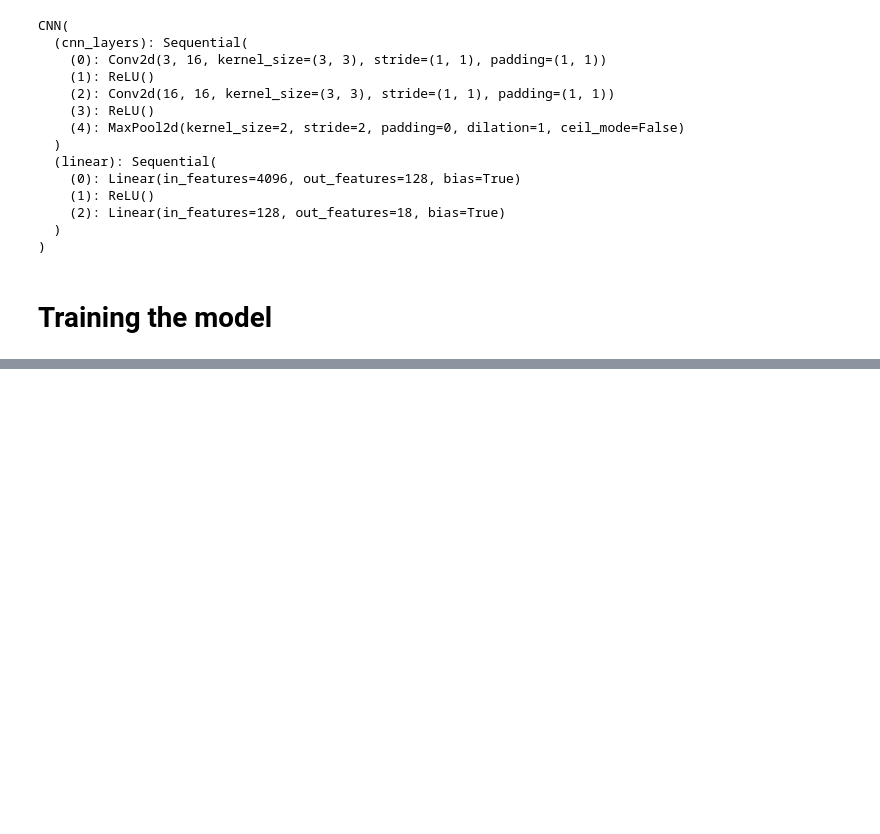
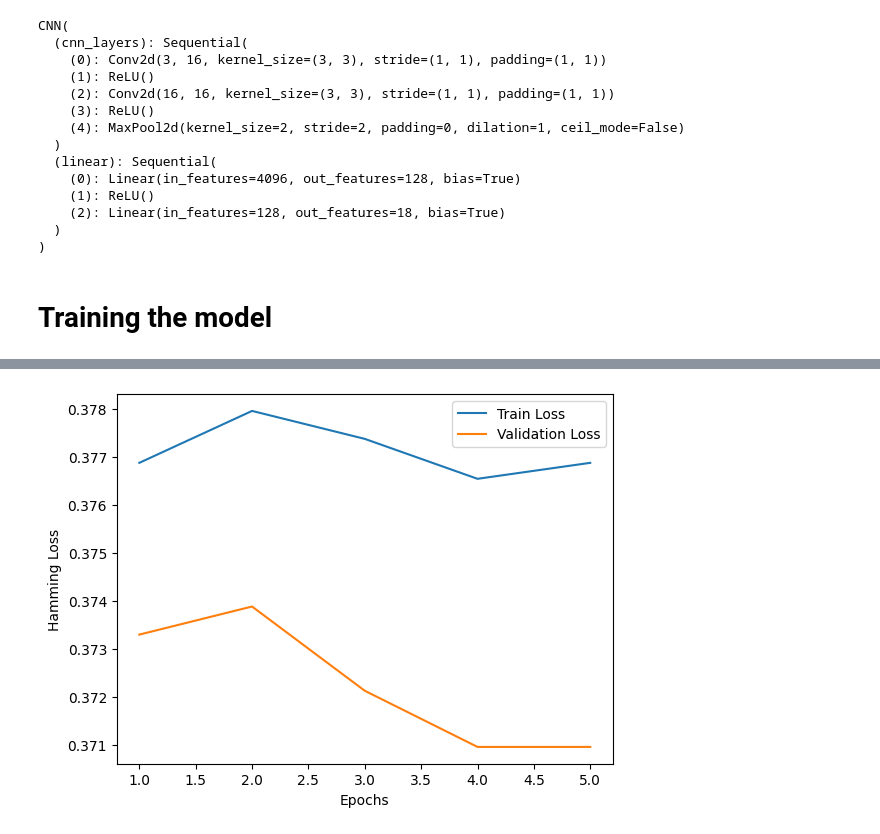
Before and after one commit to shenghungKuan/CNN_pokemon_classification, a Jupyter notebook: DC2.ipynb, the cells around one changed output, grey strips where cells are left out. Drawn from its saved outputs; the diff is of its cells as text; code cells hidden in the pictures; blank space fills up the shorter version.

```diff
--- a/DC2.ipynb
+++ b/DC2.ipynb
@@ -286,7 +288,6 @@ epochs = 5
 
 train_loss = []
 valid_loss = []
-f1_scores = []
 
 for epoch in range(epochs):
     epoch_train_loss = 0.
@@ -303,14 +304,11 @@ for epoch in range(epochs):
     model.eval()
 
     epoch_valid_loss = 0.
-    f1 = 0.
     for data, target in valid_dataloader:
         output = model(data)
         loss = criterion(output, target)
         epoch_valid_loss += loss.item() * data.size(0)
-        f1 += f1_score(output.detach().numpy(), target.detach().numpy(), average='micro')
     valid_loss.append(epoch_valid_loss / len(valid_image_names))
-    f1_scores.append(f1 / len(valid_image_names))
 
     print('Epoch', epoch, 'losses:', 'train: ', train_loss[-1], 'valid', valid_loss[-1])
 # %% [output]
@@ -323,7 +325,7 @@ def plot_loss_curves(epochs, loss_train, loss_valid):
     plt.plot(epochs, loss_train, label='Train Loss')
     plt.plot(epochs, loss_valid, label='Validation Loss')
     plt.xlabel('Epochs')
-    plt.ylabel('Cross Entropy Loss')
+    plt.ylabel('Hamming Loss')
     plt.legend()
     plt.show()
 # %%
@@ -339,0 +366,3 @@ plot_accuracy_curves(np.linspace(1, epochs, epochs).astype(int),f1_scores)
+# %%
+model_v1 = CNN_v1()
+model_v1
@@ -339,0 +386,28 @@ plot_accuracy_curves(np.linspace(1, epochs, epochs).astype(int),f1_scores)
+# %%
+epochs = 5
+
+train_loss = []
+valid_loss = []
+
+for epoch in range(epochs):
+    epoch_train_loss = 0.
+    model_v1.train()
+    for data, target in train_dataloader:
+        optimiser.zero_grad()
+        output = model_v1(data)
+        loss = criterion(output, target)
+        loss.backward()
+        optimiser.step()
+        epoch_train_loss += loss.item() * data.size(0)
+    train_loss.append(epoch_train_loss/len(training_image_names))
+
+    model_v1.eval()
+
+    epoch_valid_loss = 0.
+    for data, target in valid_dataloader:
+        output = model_v1(data)
+        loss = criterion(output, target)
+        epoch_valid_loss += loss.item() * data.size(0)
+    valid_loss.append(epoch_valid_loss / len(valid_image_names))
+
+    print('Epoch', epoch, 'losses:', 'train: ', train_loss[-1], 'valid', valid_loss[-1])
@@ -339,0 +420,4 @@ plot_accuracy_curves(np.linspace(1, epochs, epochs).astype(int),f1_scores)
+# %%
+plot_loss_curves(np.linspace(1, epochs, epochs).astype(int), train_loss, valid_loss)
+# %% [output]
+[figure, added]
```
Also changed, not shown: parts of 29 cells of this notebook, 1 other file.
